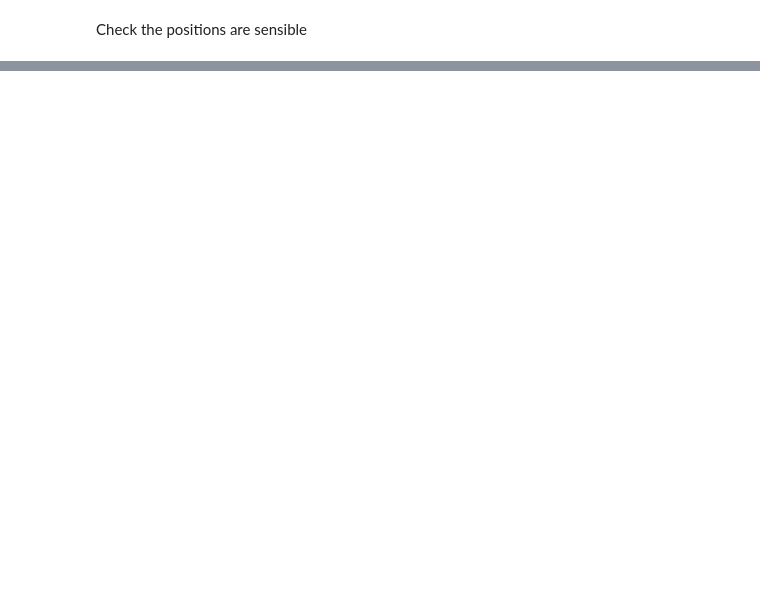
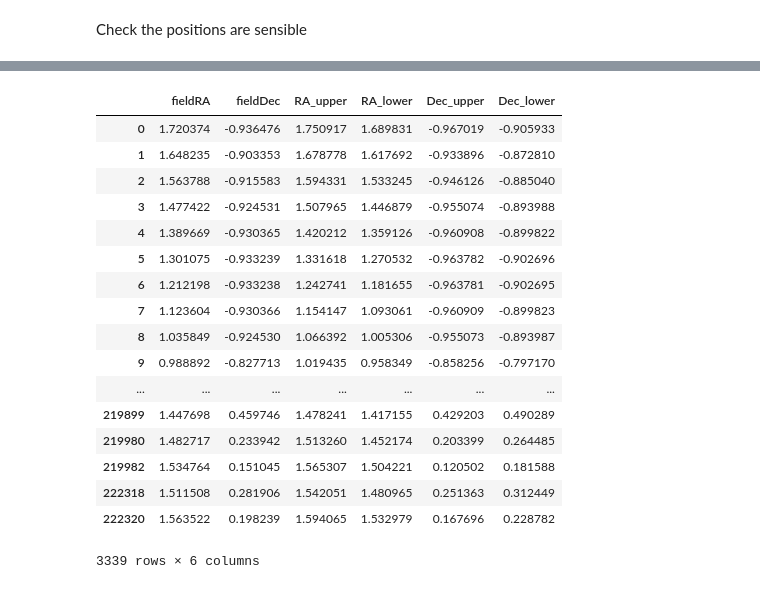
Before and after one commit to RobFirth/LSST_tools, a Jupyter notebook: sims/notebooks/simulate_cadence.ipynb, the cells around one changed output, grey strips where cells are left out. Drawn from its saved outputs; the diff is of its cells as text; code cells hidden in the pictures; blank space fills up the shorter version.

```diff
--- a/sims/notebooks/simulate_cadence.ipynb
+++ b/sims/notebooks/simulate_cadence.ipynb
@@ -50,0 +39,8 @@ reload(utils)
+# %%
+# %%timeit ## 1 loop, best of 3: 1min 31s per loop
+# opsimdbpath = os.environ.get('OPSIMDBPATH')
+# print(opsimdbpath)
+opsimdbpath = "/Users/berto/data/LSST/OpSimOutputDBs/astro_lsst_01_1068_sqlite.db"
+
+conn = create_engine('sqlite:///'+opsimdbpath, echo = False)
+opsimdf = pd.read_sql_table('Summary', con=conn)
@@ -64,0 +66,2 @@ utils.plot_position_heatmap(df)
+# %%
+working_df = opsimdf
@@ -64,0 +72,24 @@ utils.plot_position_heatmap(df)
+# %%
+# working_df = utils.get_field_corners(working_df.drop_duplicates("fieldID"))[['fieldRA', 'fieldDec']]
+working_df = utils.get_field_corners(pd.DataFrame(working_df.drop_duplicates("fieldID"))[['fieldID', 'fieldRA', 'fieldDec']])
+# %%
+working_df
+# %% [output]
+|  | fieldRA | fieldDec | RA_upper | RA_lower | Dec_upper | Dec_lower |
+| 0 | 1.720374 | -0.936476 | 1.750917 | 1.689831 | -0.967019 | -0.905933 |
+| 1 | 1.648235 | -0.903353 | 1.678778 | 1.617692 | -0.933896 | -0.872810 |
+| 2 | 1.563788 | -0.915583 | 1.594331 | 1.533245 | -0.946126 | -0.885040 |
+| 3 | 1.477422 | -0.924531 | 1.507965 | 1.446879 | -0.955074 | -0.893988 |
+| 4 | 1.389669 | -0.930365 | 1.420212 | 1.359126 | -0.960908 | -0.899822 |
+| 5 | 1.301075 | -0.933239 | 1.331618 | 1.270532 | -0.963782 | -0.902696 |
+| 6 | 1.212198 | -0.933238 | 1.242741 | 1.181655 | -0.963781 | -0.902695 |
+| 7 | 1.123604 | -0.930366 | 1.154147 | 1.093061 | -0.960909 | -0.899823 |
+| 8 | 1.035849 | -0.924530 | 1.066392 | 1.005306 | -0.955073 | -0.893987 |
+| 9 | 0.988892 | -0.827713 | 1.019435 | 0.958349 | -0.858256 | -0.797170 |
+| ... | ... | ... | ... | ... | ... | ... |
+| 219899 | 1.447698 | 0.459746 | 1.478241 | 1.417155 | 0.429203 | 0.490289 |
+| 219980 | 1.482717 | 0.233942 | 1.513260 | 1.452174 | 0.203399 | 0.264485 |
+| 219982 | 1.534764 | 0.151045 | 1.565307 | 1.504221 | 0.120502 | 0.181588 |
+| 222318 | 1.511508 | 0.281906 | 1.542051 | 1.480965 | 0.251363 | 0.312449 |
+| 222320 | 1.563522 | 0.198239 | 1.594065 | 1.532979 | 0.167696 | 0.228782 |
+3339 rows × 6 columns
```
Also changed, not shown: parts of 16 cells of this notebook, 2 other files.
